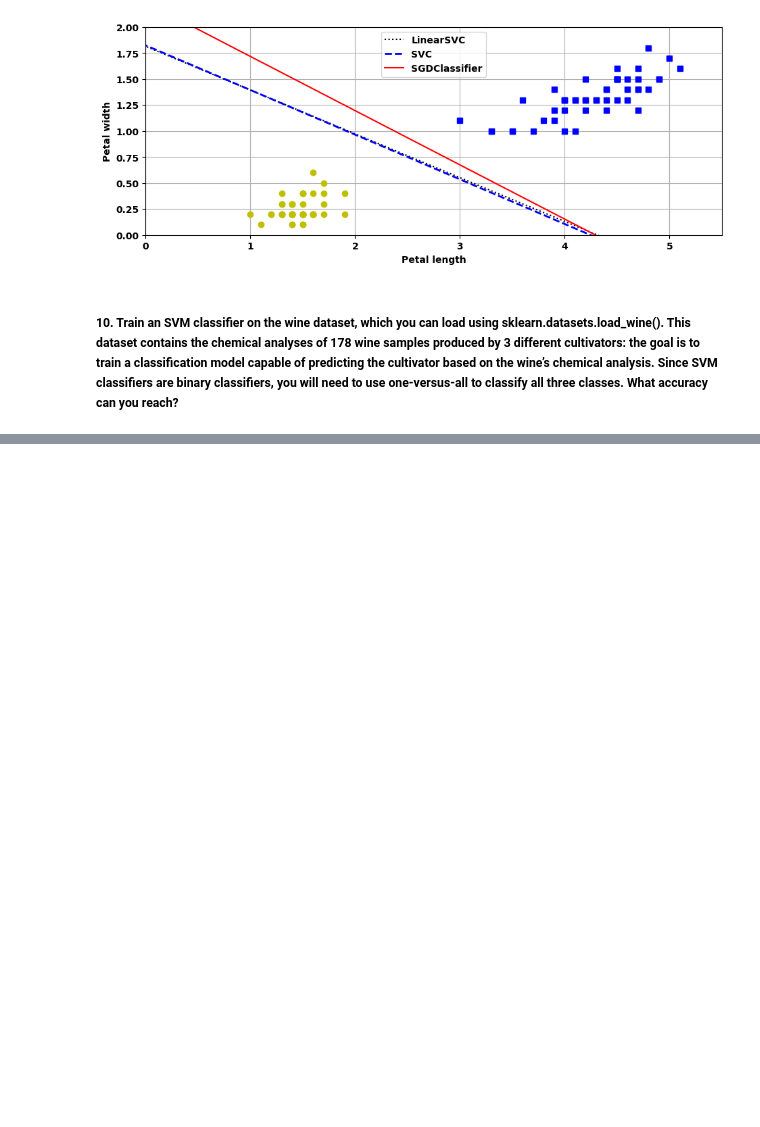
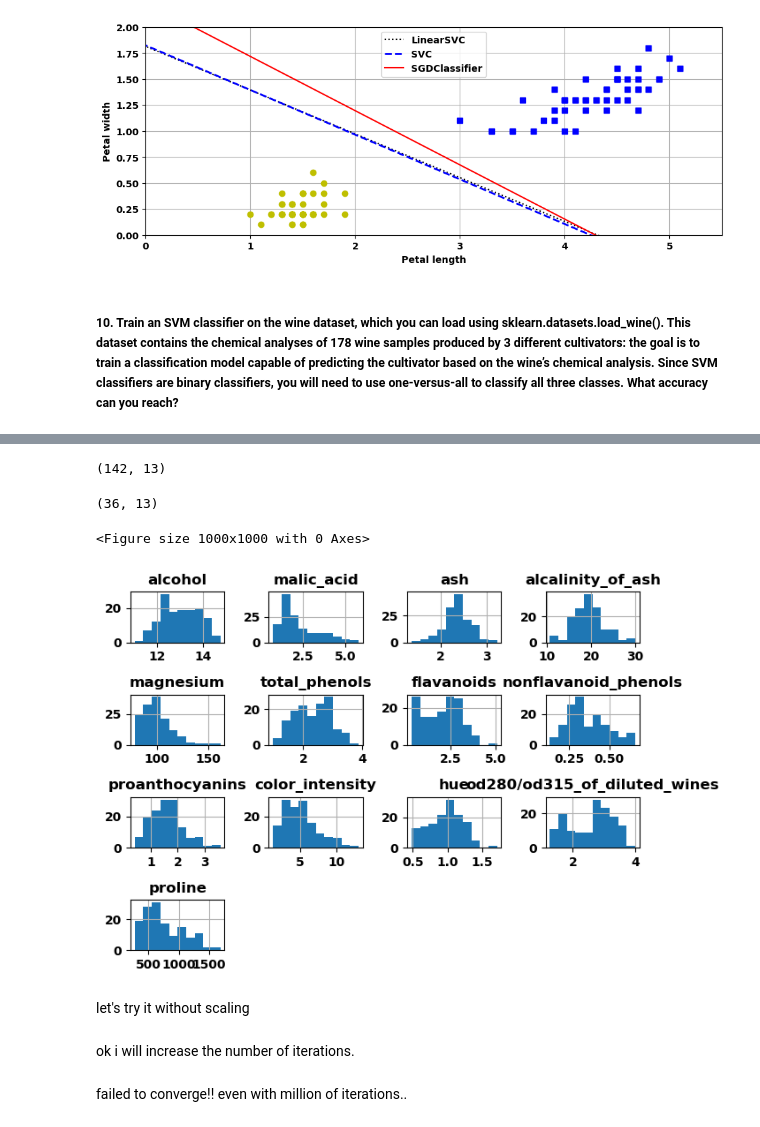
Before and after one commit to sayedgamal99/Data-Science, a Jupyter notebook: Educational/Hands-On-Machine-Learning/CH5 Support Vector Machines/Exercises/Exercises_notebook.ipynb, the cells around one changed output, grey strips where cells are left out. Saved outputs shown, nothing was run; the diff lists cells and outputs as text; code cells hidden in the pictures; blank space fills up the shorter version.

Commit message:
rest of exercises added (california regression and wine classificatoin

```diff
--- a/Educational/Hands-On-Machine-Learning/CH5 Support Vector Machines/Exercises/Exercises_notebook.ipynb
+++ b/Educational/Hands-On-Machine-Learning/CH5 Support Vector Machines/Exercises/Exercises_notebook.ipynb
@@ -140,3 +142,8 @@ plt.show()
 [figure]
 # %% [markdown]
 ##### 10. Train an SVM classifier on the wine dataset, which you can load using sklearn.datasets.load_wine(). This dataset contains the chemical analyses of 178 wine samples produced by 3 different cultivators: the goal is to train a classification model capable of predicting the cultivator based on the wine’s chemical analysis. Since SVM classifiers are binary classifiers, you will need to use one-versus-all to classify all three classes. What accuracy can you reach?
+# %%
+from sklearn.datasets import load_wine
+
+wine = load_wine(as_frame=True)
+wine.keys()
@@ -142,0 +172,21 @@ plt.show()
+# %%
+X, y = wine.data, wine.target
+X_train, X_test, y_train, y_test = train_test_split(
+    X, y, test_size=.2, random_state=3, stratify=y)
+X_train.shape
+# %% [output]
+(142, 13)
+# %%
+X_test.shape
+# %% [output]
+(36, 13)
+# %%
+plt.figure(figsize=(10, 10))
+X_train.hist()
+plt.tight_layout()
+plt.show()
+# %% [output]
+<Figure size 1000x1000 with 0 Axes>
+[figure, added]
+# %% [markdown]
+let's try it without scaling
@@ -142,0 +195,2 @@ plt.show()
+# %% [markdown]
+ok i will increase the number of iterations.
@@ -142,0 +200,2 @@ plt.show()
+# %% [markdown]
+failed to converge!! even with million of iterations..
```
Also changed, not shown: parts of 34 cells of this notebook.
